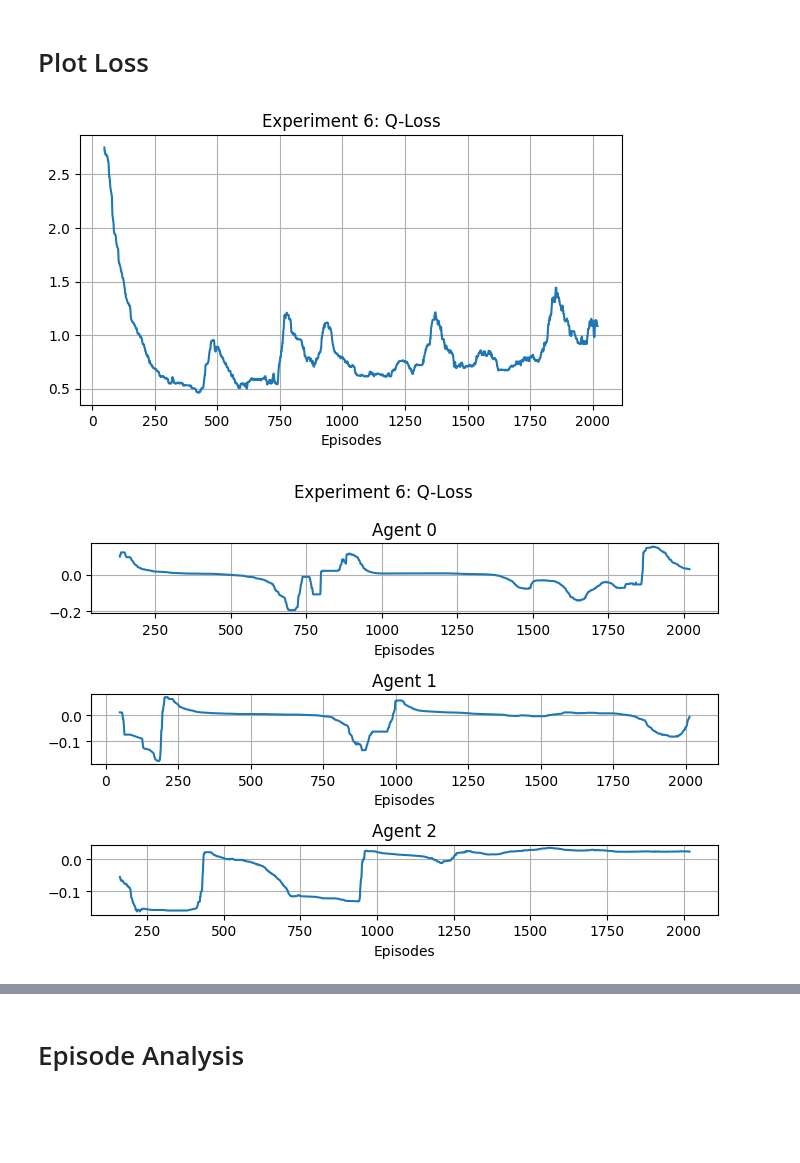
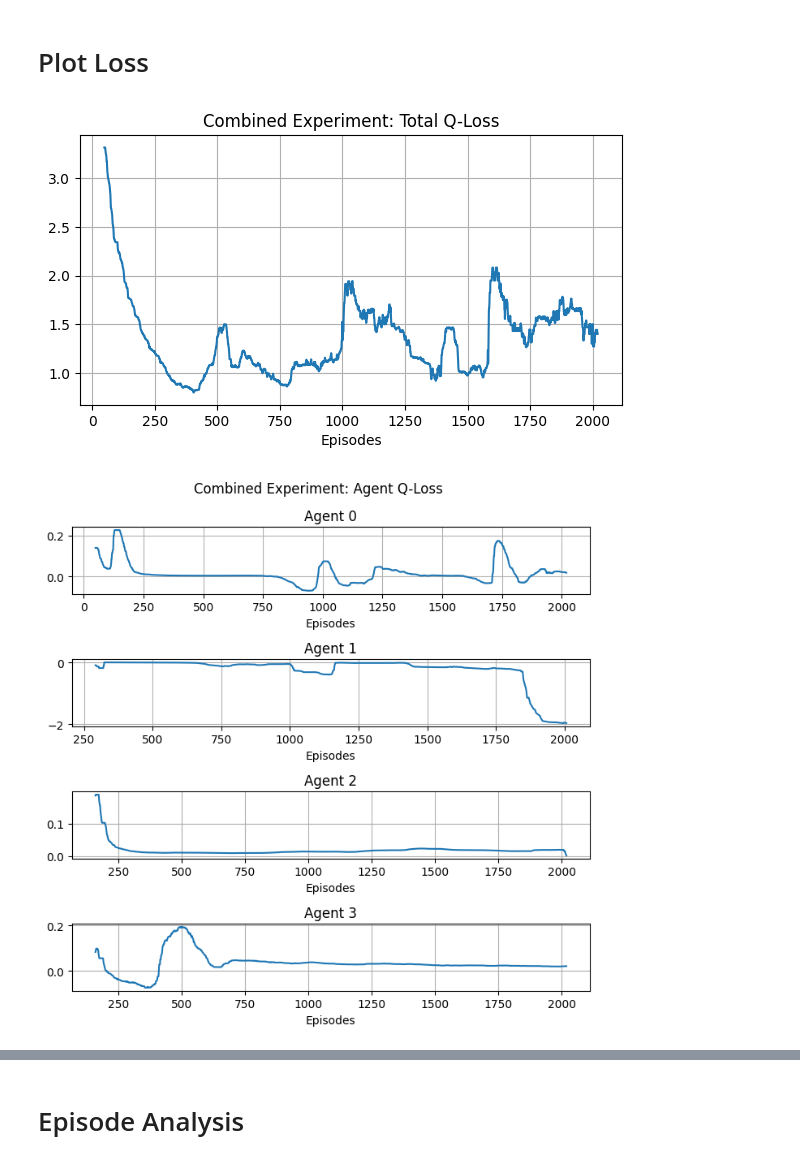
Before and after one commit to buehrerc/MAAC-auto-gov, a Jupyter notebook: analysis/generate_plots.ipynb, the cells around one changed output, grey strips where cells are left out. Saved outputs shown, nothing was run; the diff lists cells and outputs as text; code cells hidden in the pictures; blank space fills up the shorter version.

```diff
--- a/analysis/generate_plots.ipynb
+++ b/analysis/generate_plots.ipynb
@@ -6,8 +6,8 @@ from generate_plots import convert_tb_data
 # %% [markdown]
 # Plot Loss
 # %%
-SESSION_ID = 6
-RUN_ID = 2
+SESSION_ID = 7
+RUN_ID = 1
 # %%
 def generate_plot(df, col_name, title=None, filter_outliers=False, rolling_mean=False):
     df_filtered = df[df.name == col_name].reset_index(drop=True)
@@ -27,17 +27,19 @@ def generate_plot(df, col_name, title=None, filter_outliers=False, rolling_mean=
     return fig, ax
 
 
-def format_plot(session_id, run_id, col_name="losses/q_loss", filter_outliers=False, rolling_mean=True):
+def format_plot(session_id, run_id, title=None, col_name="losses/q_loss", filter_outliers=False, rolling_mean=True):
     FILE_PATH = f"../models/experiment_runs/session{session_id}_run{run_id}/logs"
     df = convert_tb_data(FILE_PATH)
-    fig, _ = generate_plot(df, col_name, title=f"Experiment {session_id}: Q-Loss", filter_outliers=filter_outliers, rolling_mean=rolling_mean)
+    title = title if title is not None else f"Experiment {session_id}: Q-Loss"
+    fig, _ = generate_plot(df, col_name, title=title, filter_outliers=filter_outliers, rolling_mean=rolling_mean)
     fig.savefig(f"./plots/session_{session_id}_q_loss")
     return df
 
 
-def plot_agent_loss(session_id, run_id, agent_num, filter_outliers=True):
+def plot_agent_loss(session_id, run_id, agent_num, title=None, filter_outliers=True):
     FILE_PATH = f"../models/experiment_runs/session{session_id}_run{run_id}/logs"
     df = convert_tb_data(FILE_PATH)
+    title = title if title is not None else f"Experiment {session_id}: Q-Loss"
 
     col_name = lambda i: f"agent{i}/losses/pol_loss"
     fig, ax = plt.subplots(agent_num, 1)
@@ -52,9 +54,9 @@ def plot_agent_loss(session_id, run_id, agent_num, filter_outliers=True):
         ax[i].legend().remove()
         # ax.set_ylim([0, 0.3 * 1e9])
         ax[i].grid()
+        fig.set_size_inches(7, 7)
         plt.tight_layout()
-        fig.set_size_inches(7, 5)
-        fig.suptitle(f"Experiment {session_id}: Q-Loss")
+        fig.suptitle(title)
     fig.savefig(f"./plots/session_{session_id}_q_loss_agent")
 
 def plot_agent_reward(session_id, run_id, agent_num, filter_outliers=False):
@@ -79,13 +81,13 @@ def plot_agent_reward(session_id, run_id, agent_num, filter_outliers=False):
         fig.suptitle(f"Session {session_id}: Mean Episode Rewards")
     fig.savefig(f"./plots/session_{session_id}_mean_reward_agent")
 # %%
-df = format_plot(SESSION_ID, RUN_ID, rolling_mean=True)
+df = format_plot(SESSION_ID, RUN_ID, title="Combined Experiment: Total Q-Loss", rolling_mean=True)
 # %% [output]
-[figure, old version]
+[figure, new version]
 # %%
-plot_agent_loss(SESSION_ID, RUN_ID, 3)
+plot_agent_loss(SESSION_ID, RUN_ID, 4, title="Combined Experiment: Agent Q-Loss")
 # %% [output]
-[figure, old version]
+[figure, new version]
 # %%
 plot_agent_reward(SESSION_ID, RUN_ID, 3)
 # %% [output]
```
Also changed, not shown: parts of 10 cells of this notebook, 32 other files.
